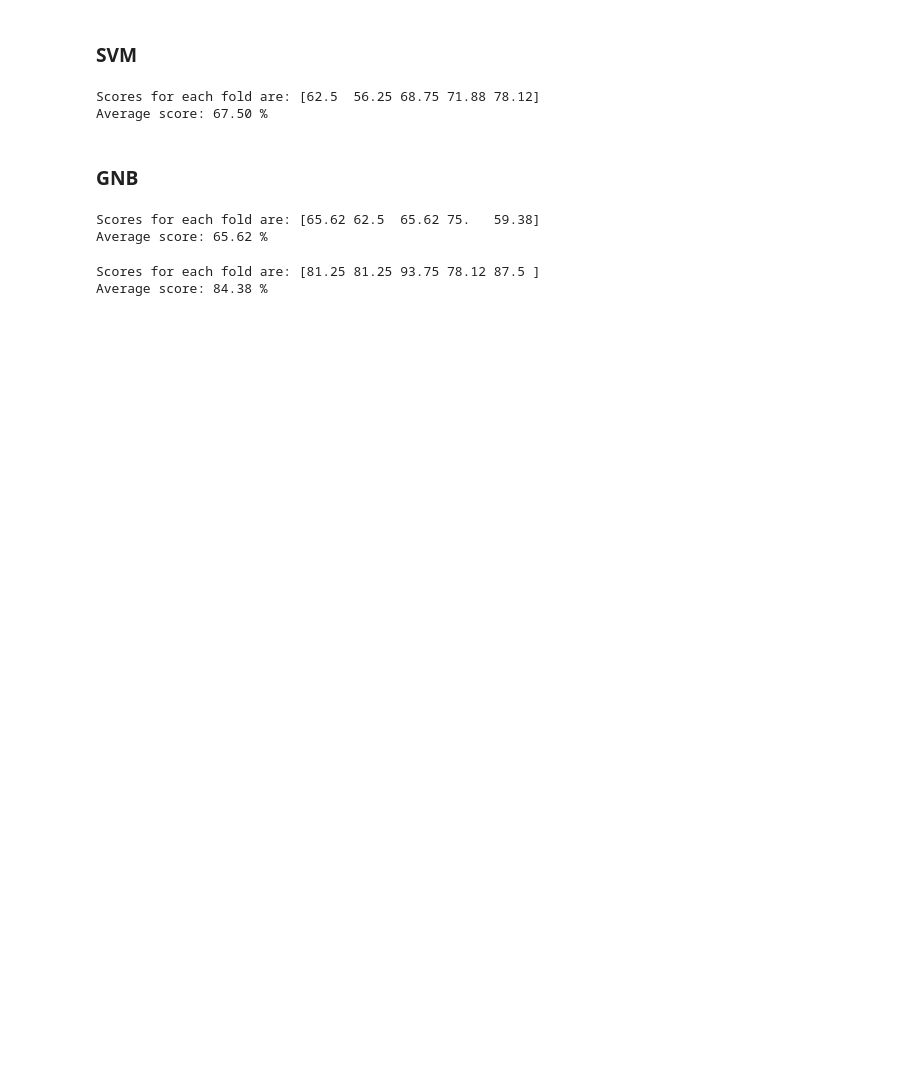
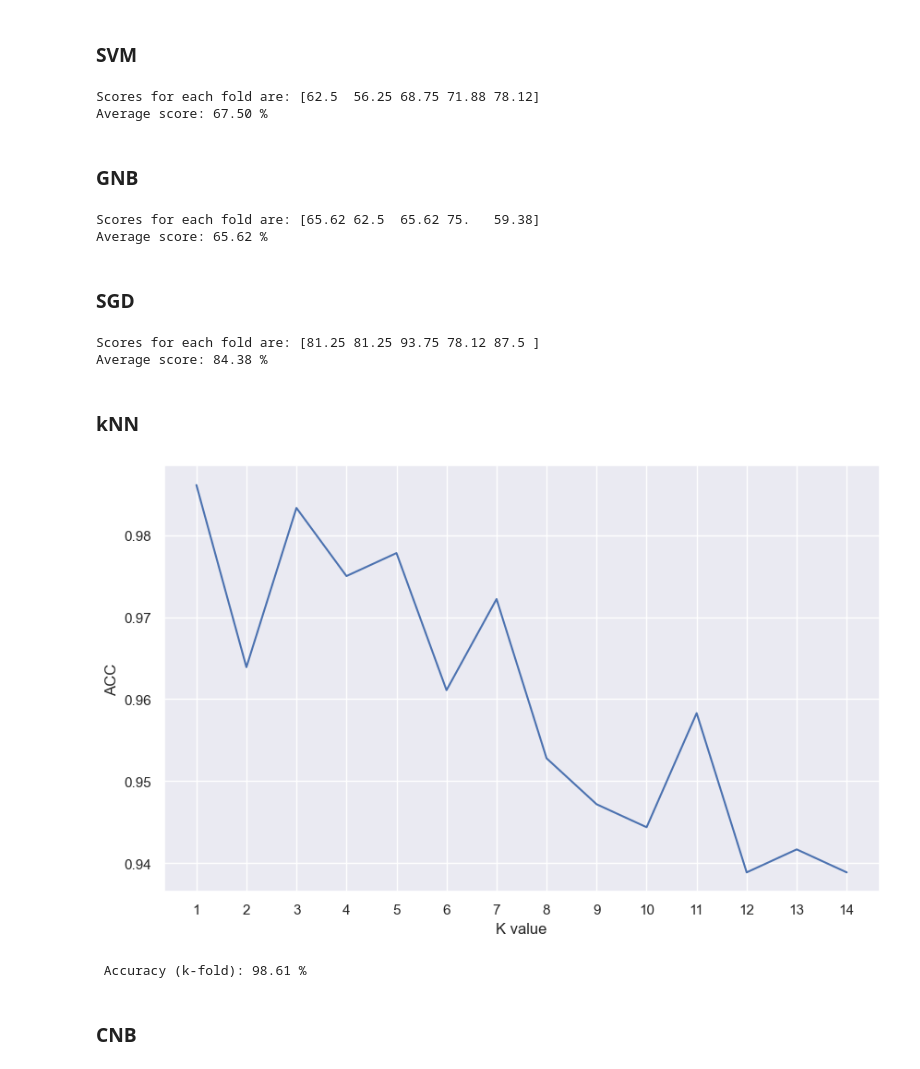
Before and after one commit to HieuTran-Shi/ML-in-healthcare-project, a Jupyter notebook: project.ipynb, the cells around one changed output. Cells and saved outputs as stored; diff of their text form; code cells hidden in the pictures; blank space fills up the shorter version.

```diff
--- a/project.ipynb
+++ b/project.ipynb
@@ -204,7 +204,7 @@ from sklearn.metrics import accuracy_score, classification_report
 from sklearn import naive_bayes, neighbors, svm
 # %%
 from sklearn.linear_model import LogisticRegression
-LRclassifier = LogisticRegression(solver='liblinear', max_iter=200)
+LRclassifier = LogisticRegression(max_iter=500)
 LRclassifier.fit(X_train_after, y_train_after)
 
 y_pred = LRclassifier.predict(X_test)
@@ -466,6 +465,8 @@ print(f'Average score: {"{:.2f}".format(score1_edit.mean()*100)}',"%")
 # %% [output]
 Scores for each fold are: [65.62 62.5  65.62 75.   59.38]
 Average score: 65.62 %
+# %% [markdown]
+### SGD
 # %%
 score_editSGD = cross_val_score(SGDClassifier(max_iter = 200, tol = 1e-3), X_train, y_train, cv= kf1, scoring="accuracy")
 print(f'Scores for each fold are: {score_editSGD.round(4)*100}')
@@ -473,3 +474,26 @@ print(f'Average score: {"{:.2f}".format(score_editSGD.mean()*100)}', "%")
 # %% [output]
 Scores for each fold are: [81.25 81.25 93.75 78.12 87.5 ]
 Average score: 84.38 %
+# %% [markdown]
+### kNN
+# %%
+score2s = []
+for i in range(1,15):
+    score2 = cross_val_score(neighbors.KNeighborsClassifier(n_neighbors = i), X_train_after , y_train_after, cv= kf1, scoring="accuracy")
+    score2s.append(score2.mean().round(4))
+# print(f'Scores for each fold are: {score2}')
+#print(f'Average score: {"{:.2f}".format(score2.mean())}')
+plt.figure(figsize=(10,6))
+plt.plot(range(1,15), score2s)
+plt.xticks(np.arange(1,15,1))
+plt.xlabel("K value")
+plt.ylabel("ACC")
+plt.show()
+KNN_max = max(score2s)
+print('\n Accuracy (k-fold):', (KNN_max*100).round(2), '%')
+# print("With n_neighbors (k-fold):", score2s.index(KNN_max))
+# %% [output]
+[figure, added]
+ Accuracy (k-fold): 98.61 %
+# %% [markdown]
+### CNB
```
Also changed, not shown: parts of 8 cells of this notebook.
